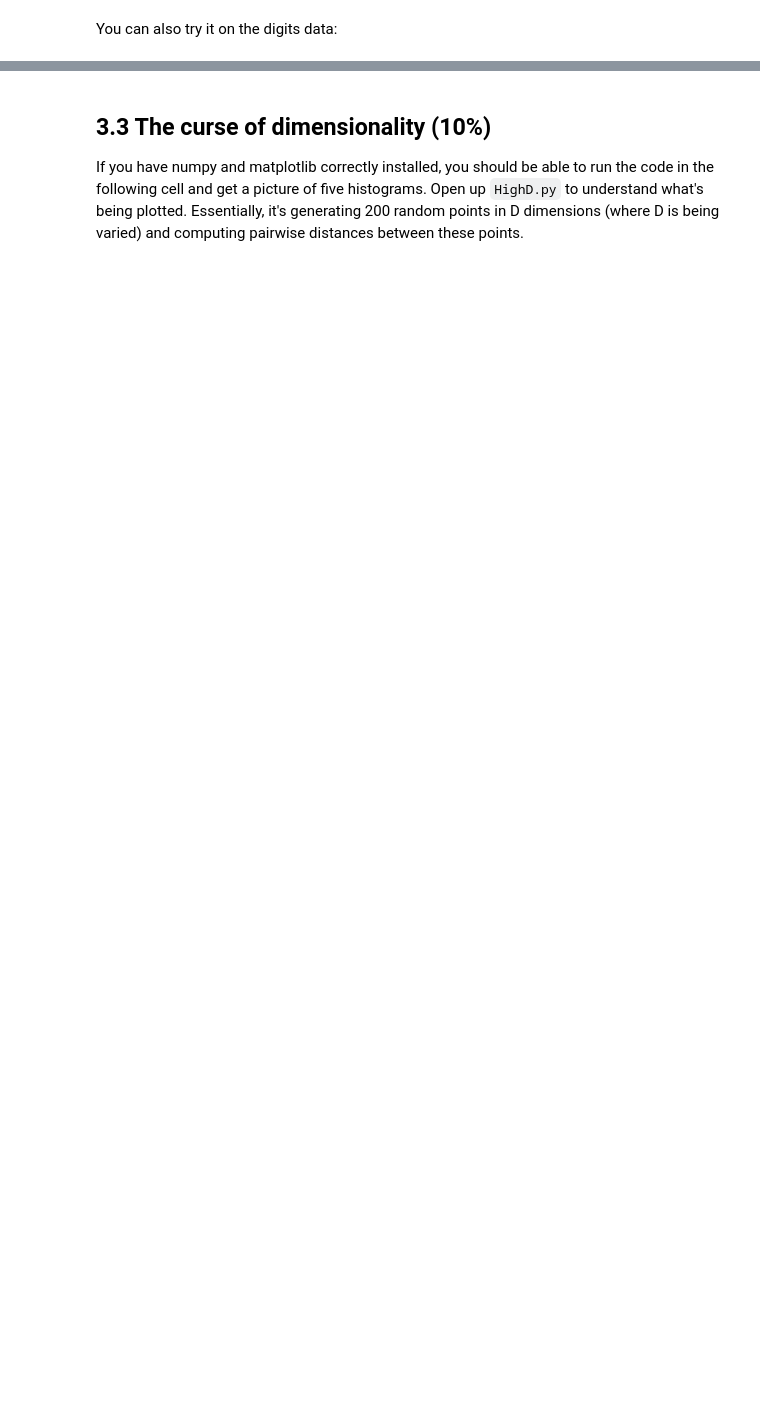
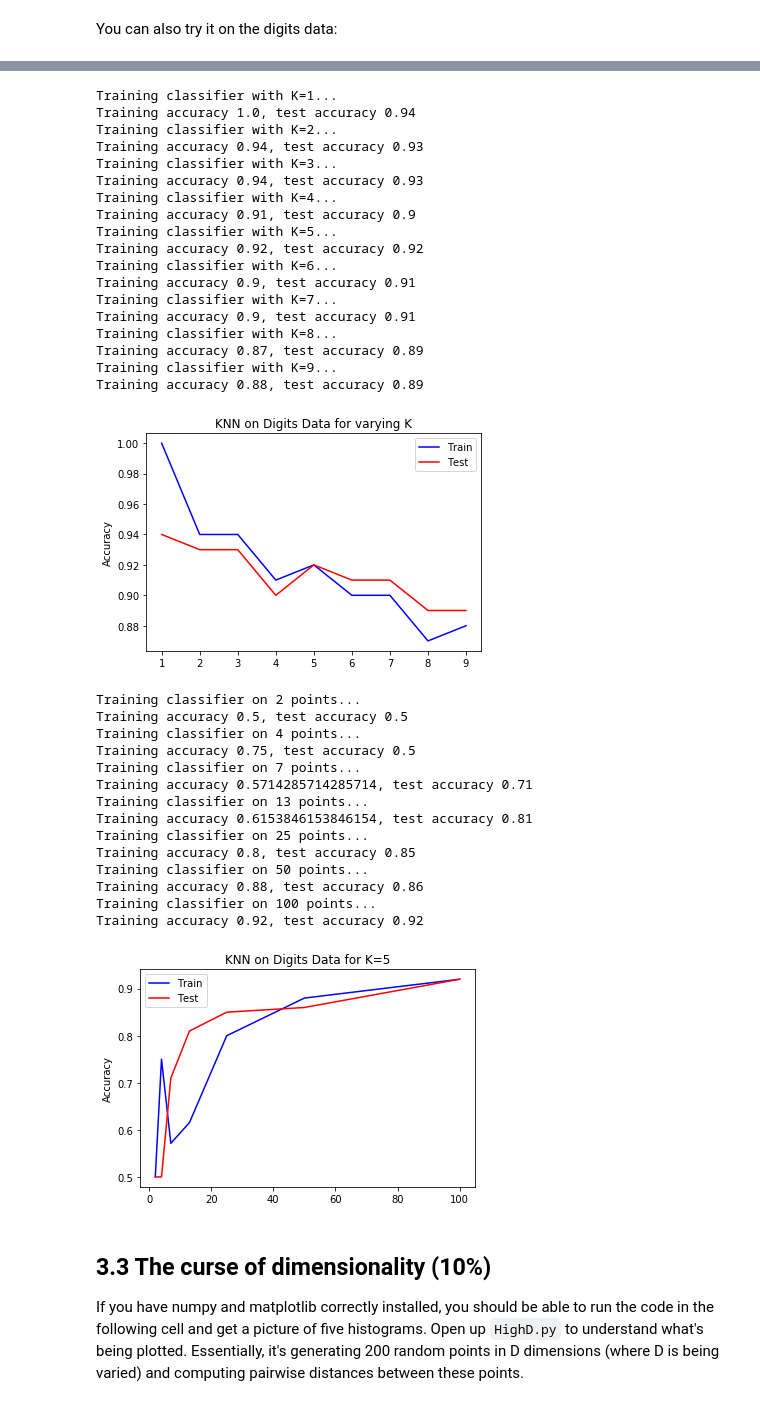
Before and after one commit to abelsaug/Applied-AI-course, a Jupyter notebook: IntroToMachineLearning/HW2/hw2/hw2.ipynb, the cells around one changed output, grey strips where cells are left out. Drawn from its saved outputs; the diff is of its cells as text; code cells hidden in the pictures; blank space fills up the shorter version.

```diff
--- a/IntroToMachineLearning/HW2/hw2/hw2.ipynb
+++ b/IntroToMachineLearning/HW2/hw2/hw2.ipynb
@@ -728,3 +727,43 @@ data.
+# %%
+curve = runClassifier.hyperparamCurveSet(knn.KNN({'isKNN': True}), 'K', range(1,10), datasets.DigitData)
+runClassifier.plotCurve('KNN on Digits Data for varying K', curve)
+curve = runClassifier.learningCurveSet(knn.KNN({'isKNN': True, 'K': 5}), datasets.DigitData)
+runClassifier.plotCurve('KNN on Digits Data for K=5', curve)
+# %% [output]
+Training classifier with K=1...
+Training accuracy 1.0, test accuracy 0.94
+Training classifier with K=2...
+Training accuracy 0.94, test accuracy 0.93
+Training classifier with K=3...
+Training accuracy 0.94, test accuracy 0.93
+Training classifier with K=4...
+Training accuracy 0.91, test accuracy 0.9
+Training classifier with K=5...
+Training accuracy 0.92, test accuracy 0.92
+Training classifier with K=6...
+Training accuracy 0.9, test accuracy 0.91
+Training classifier with K=7...
+Training accuracy 0.9, test accuracy 0.91
+Training classifier with K=8...
+Training accuracy 0.87, test accuracy 0.89
+Training classifier with K=9...
+Training accuracy 0.88, test accuracy 0.89
+[figure, added]
+Training classifier on 2 points...
+Training accuracy 0.5, test accuracy 0.5
+Training classifier on 4 points...
+Training accuracy 0.75, test accuracy 0.5
+Training classifier on 7 points...
+Training accuracy 0.5714285714285714, test accuracy 0.71
+Training classifier on 13 points...
+Training accuracy 0.6153846153846154, test accuracy 0.81
+Training classifier on 25 points...
+Training accuracy 0.8, test accuracy 0.85
+Training classifier on 50 points...
+Training accuracy 0.88, test accuracy 0.86
+Training classifier on 100 points...
+Training accuracy 0.92, test accuracy 0.92
+[figure, added]
 # %% [markdown]
 ## 3.3 The curse of dimensionality (10%)
 
```
Also changed, not shown: parts of 26 cells of this notebook, 2 other files.
